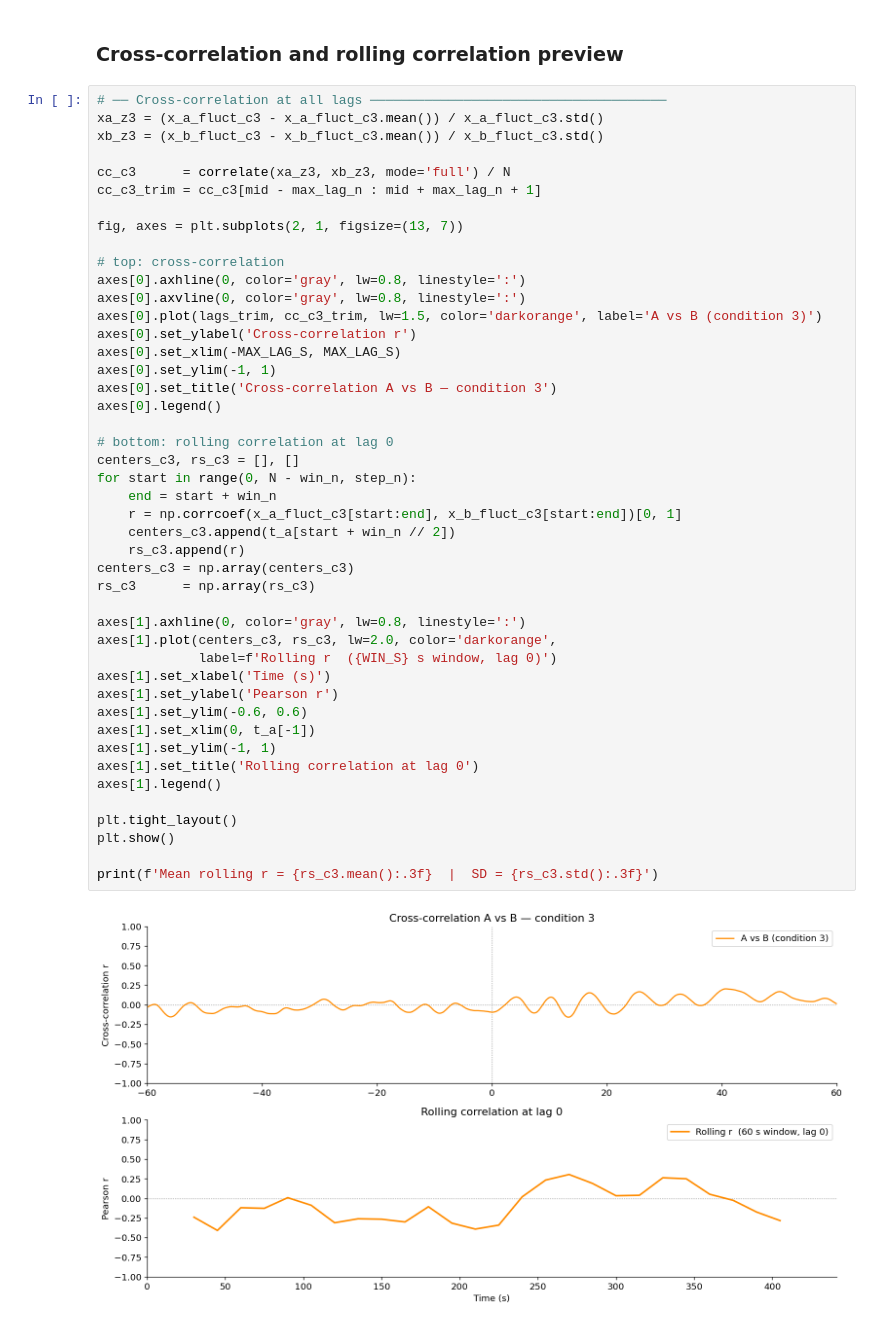
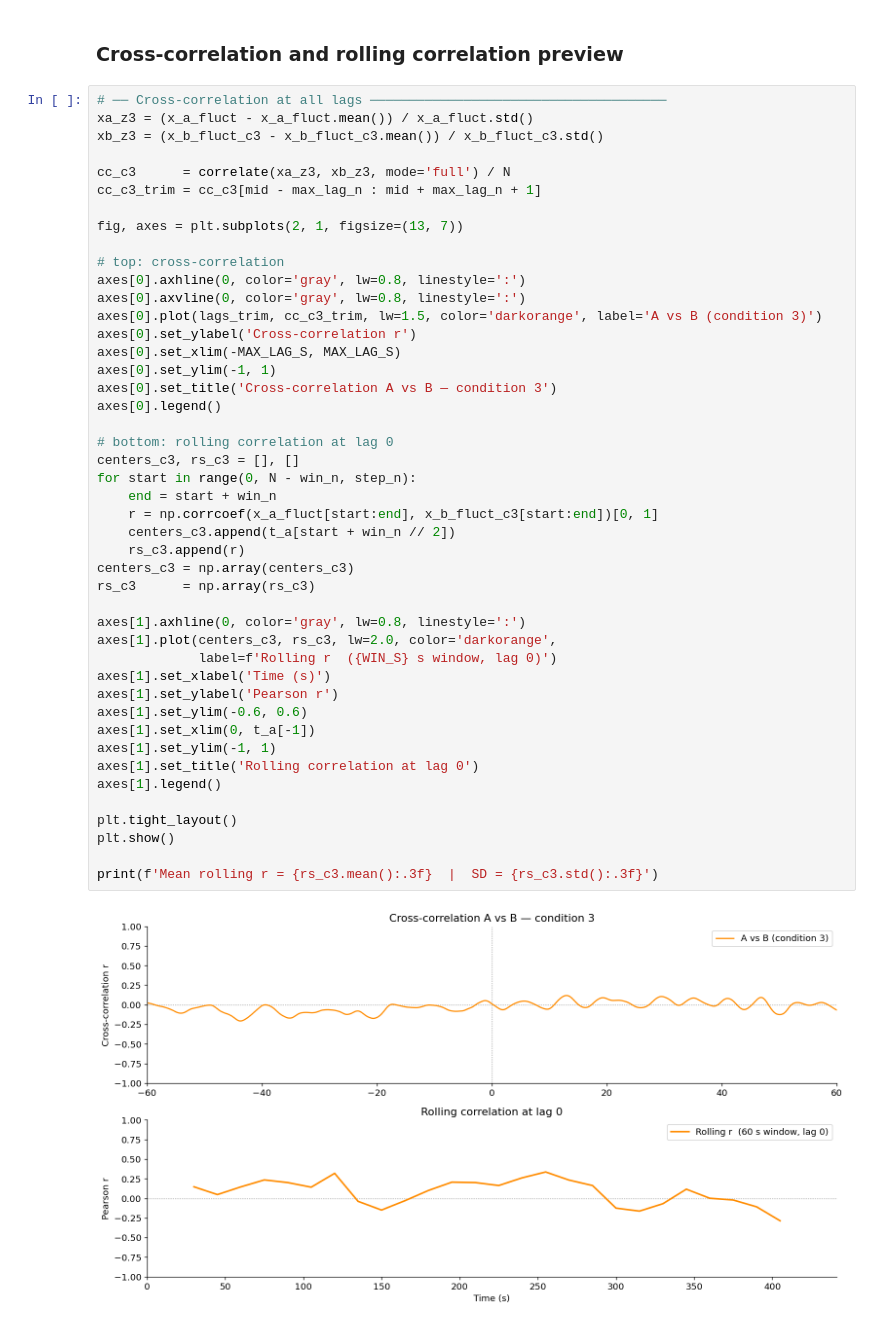
Before and after one commit to wunderwald/BioSync, a Jupyter notebook: simulated_data/simulated_data.ipynb, the cells around one changed output. Saved outputs shown, nothing was run; the diff lists cells and outputs as text.

```diff
--- a/simulated_data/simulated_data.ipynb
+++ b/simulated_data/simulated_data.ipynb
@@ -636,7 +633,7 @@ plt.show()
 ### Cross-correlation and rolling correlation preview
 # %%
 # ── Cross-correlation at all lags ──────────────────────────────────────
-xa_z3 = (x_a_fluct_c3 - x_a_fluct_c3.mean()) / x_a_fluct_c3.std()
+xa_z3 = (x_a_fluct - x_a_fluct.mean()) / x_a_fluct.std()
 xb_z3 = (x_b_fluct_c3 - x_b_fluct_c3.mean()) / x_b_fluct_c3.std()
 
 cc_c3      = correlate(xa_z3, xb_z3, mode='full') / N
@@ -652,32 +649,32 @@ axes[0].set_ylabel('Cross-correlation r')
 axes[0].set_xlim(-MAX_LAG_S, MAX_LAG_S)
 axes[0].set_ylim(-1, 1)
 axes[0].set_title('Cross-correlation A vs B — condition 3')
 axes[0].legend()
 
 # bottom: rolling correlation at lag 0
 centers_c3, rs_c3 = [], []
 for start in range(0, N - win_n, step_n):
     end = start + win_n
-    r = np.corrcoef(x_a_fluct_c3[start:end], x_b_fluct_c3[start:end])[0, 1]
+    r = np.corrcoef(x_a_fluct[start:end], x_b_fluct_c3[start:end])[0, 1]
     centers_c3.append(t_a[start + win_n // 2])
     rs_c3.append(r)
 centers_c3 = np.array(centers_c3)
 rs_c3      = np.array(rs_c3)
 
 axes[1].axhline(0, color='gray', lw=0.8, linestyle=':')
 axes[1].plot(centers_c3, rs_c3, lw=2.0, color='darkorange',
              label=f'Rolling r  ({WIN_S} s window, lag 0)')
 axes[1].set_xlabel('Time (s)')
 axes[1].set_ylabel('Pearson r')
 axes[1].set_ylim(-0.6, 0.6)
 axes[1].set_xlim(0, t_a[-1])
 axes[1].set_ylim(-1, 1)
 axes[1].set_title('Rolling correlation at lag 0')
 axes[1].legend()
 
 plt.tight_layout()
 plt.show()
 
 print(f'Mean rolling r = {rs_c3.mean():.3f}  |  SD = {rs_c3.std():.3f}')
 # %% [output]
-[figure, old version]
+[figure, new version]
```
Also changed, not shown: parts of 5 cells of this notebook, 6 other files.
